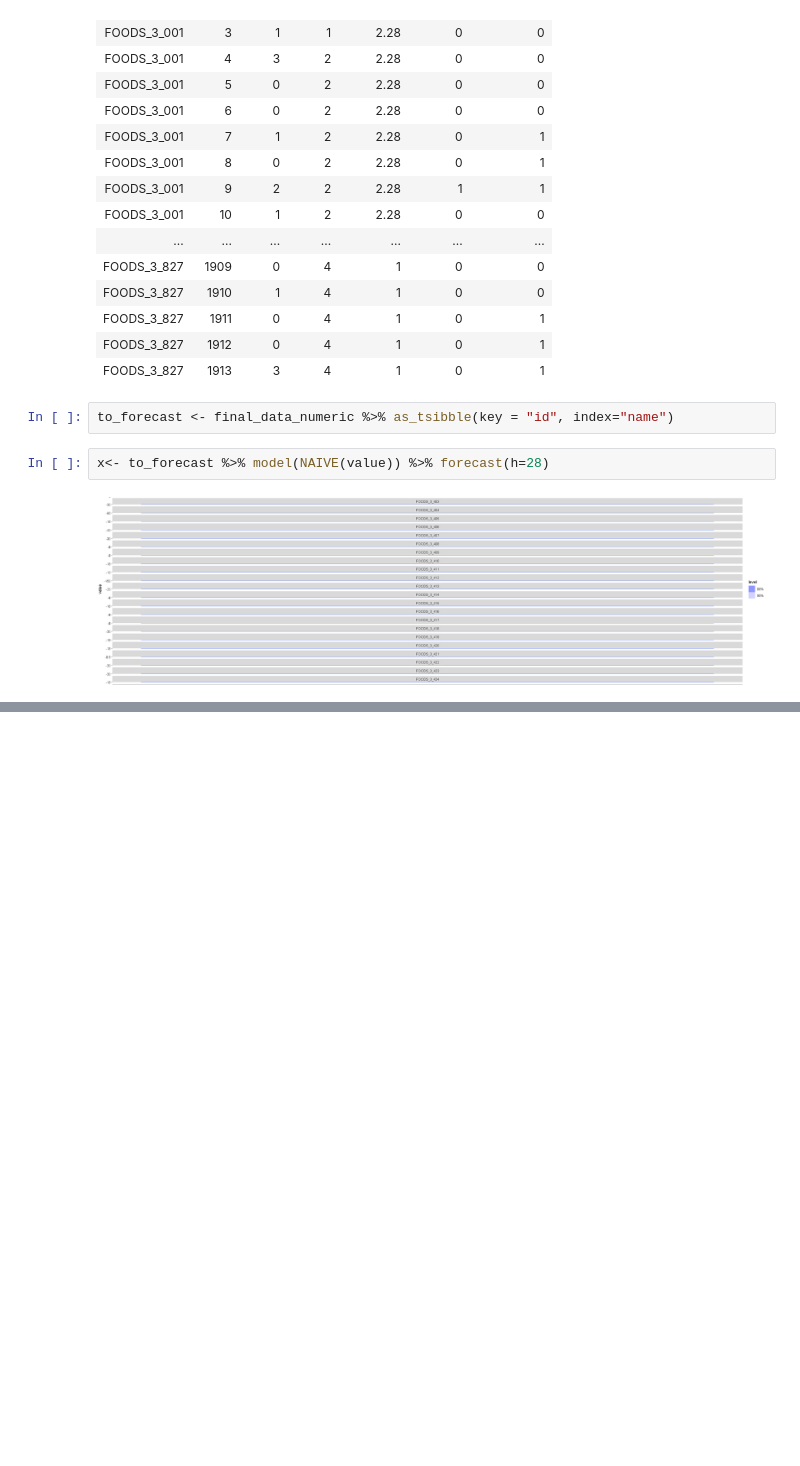
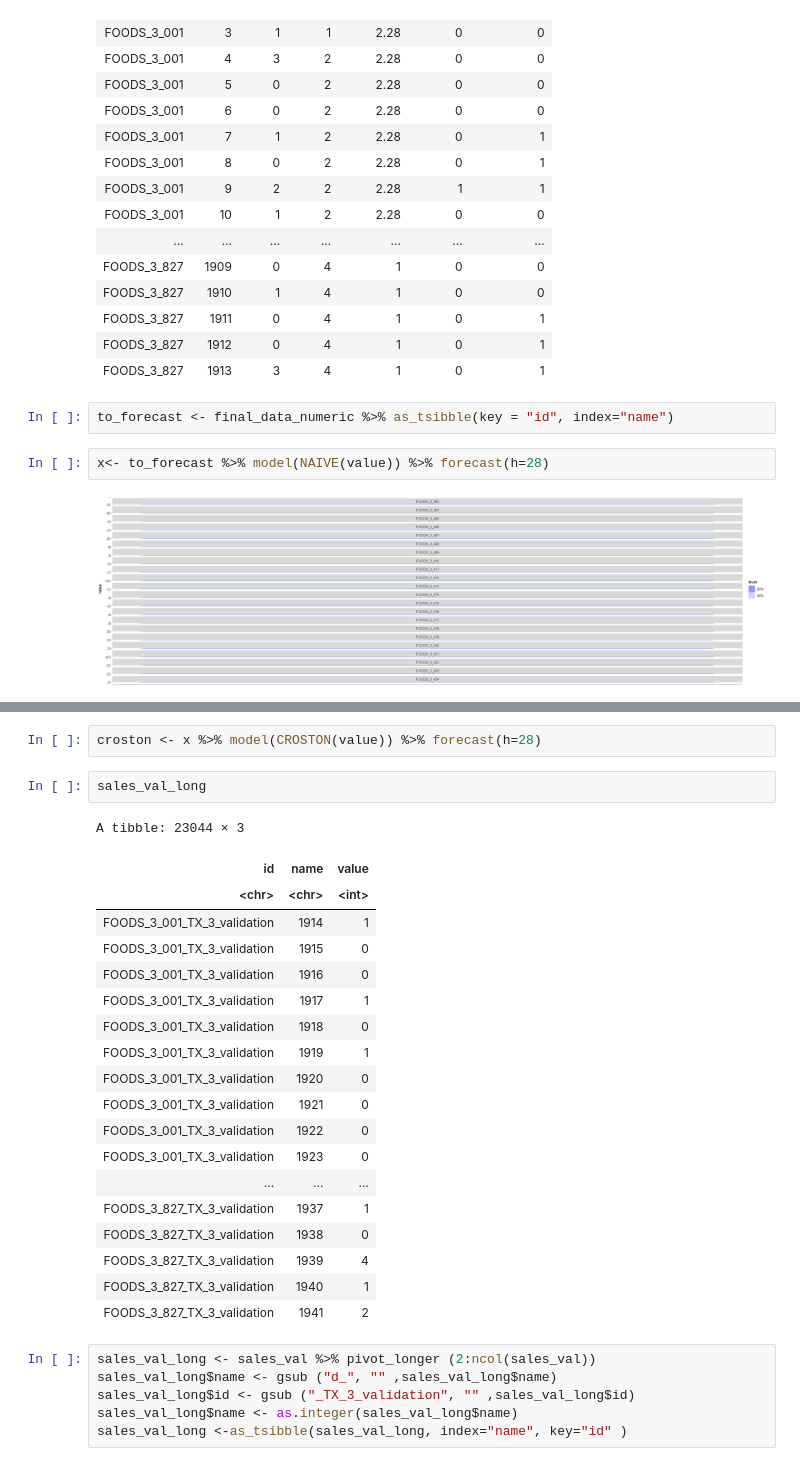
Before and after one commit to aahepburn/Sales-Forecasting, a Jupyter notebook: Scratchpad_Greg.ipynb, the cells around one changed output, grey strips where cells are left out. Saved outputs shown, nothing was run; the diff lists cells and outputs as text; blank space fills up the shorter version.

```diff
--- a/Scratchpad_Greg.ipynb
+++ b/Scratchpad_Greg.ipynb
@@ -339,0 +365,30 @@ Caused by error:
+# %%
+croston <- x %>% model(CROSTON(value)) %>% forecast(h=28)
+# %%
+sales_val_long
+# %% [output]
+A tibble: 23044 × 3
+| id | name | value |
+| <chr> | <chr> | <int> |
+| FOODS_3_001_TX_3_validation | 1914 | 1 |
+| FOODS_3_001_TX_3_validation | 1915 | 0 |
+| FOODS_3_001_TX_3_validation | 1916 | 0 |
+| FOODS_3_001_TX_3_validation | 1917 | 1 |
+| FOODS_3_001_TX_3_validation | 1918 | 0 |
+| FOODS_3_001_TX_3_validation | 1919 | 1 |
+| FOODS_3_001_TX_3_validation | 1920 | 0 |
+| FOODS_3_001_TX_3_validation | 1921 | 0 |
+| FOODS_3_001_TX_3_validation | 1922 | 0 |
+| FOODS_3_001_TX_3_validation | 1923 | 0 |
+| ... | ... | ... |
+| FOODS_3_827_TX_3_validation | 1937 | 1 |
+| FOODS_3_827_TX_3_validation | 1938 | 0 |
+| FOODS_3_827_TX_3_validation | 1939 | 4 |
+| FOODS_3_827_TX_3_validation | 1940 | 1 |
+| FOODS_3_827_TX_3_validation | 1941 | 2 |
+# %%
+sales_val_long <- sales_val %>% pivot_longer (2:ncol(sales_val))
+sales_val_long$name <- gsub ("d_", "" ,sales_val_long$name)
+sales_val_long$id <- gsub ("_TX_3_validation", "" ,sales_val_long$id)
+sales_val_long$name <- as.integer(sales_val_long$name)
+sales_val_long <-as_tsibble(sales_val_long, index="name", key="id" )
```
Also changed, not shown: parts of 10 cells of this notebook.
